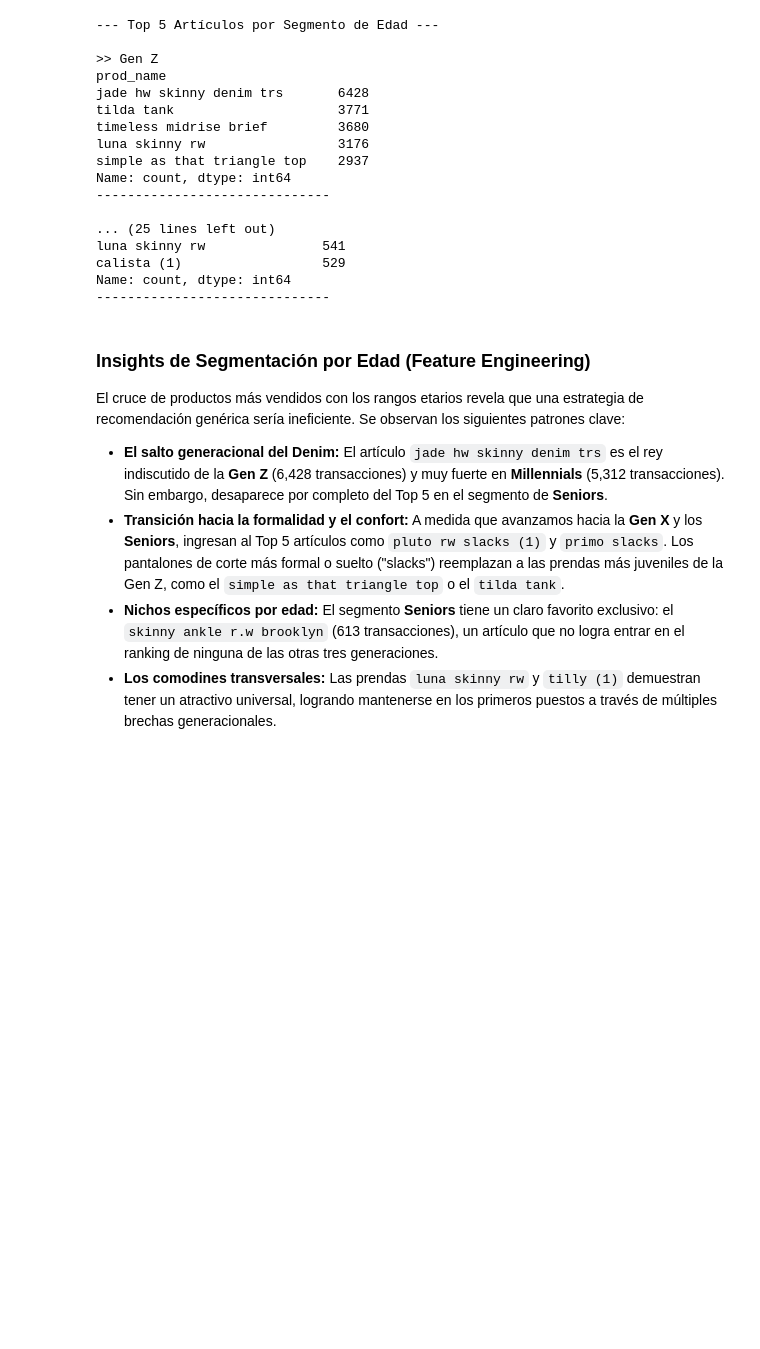
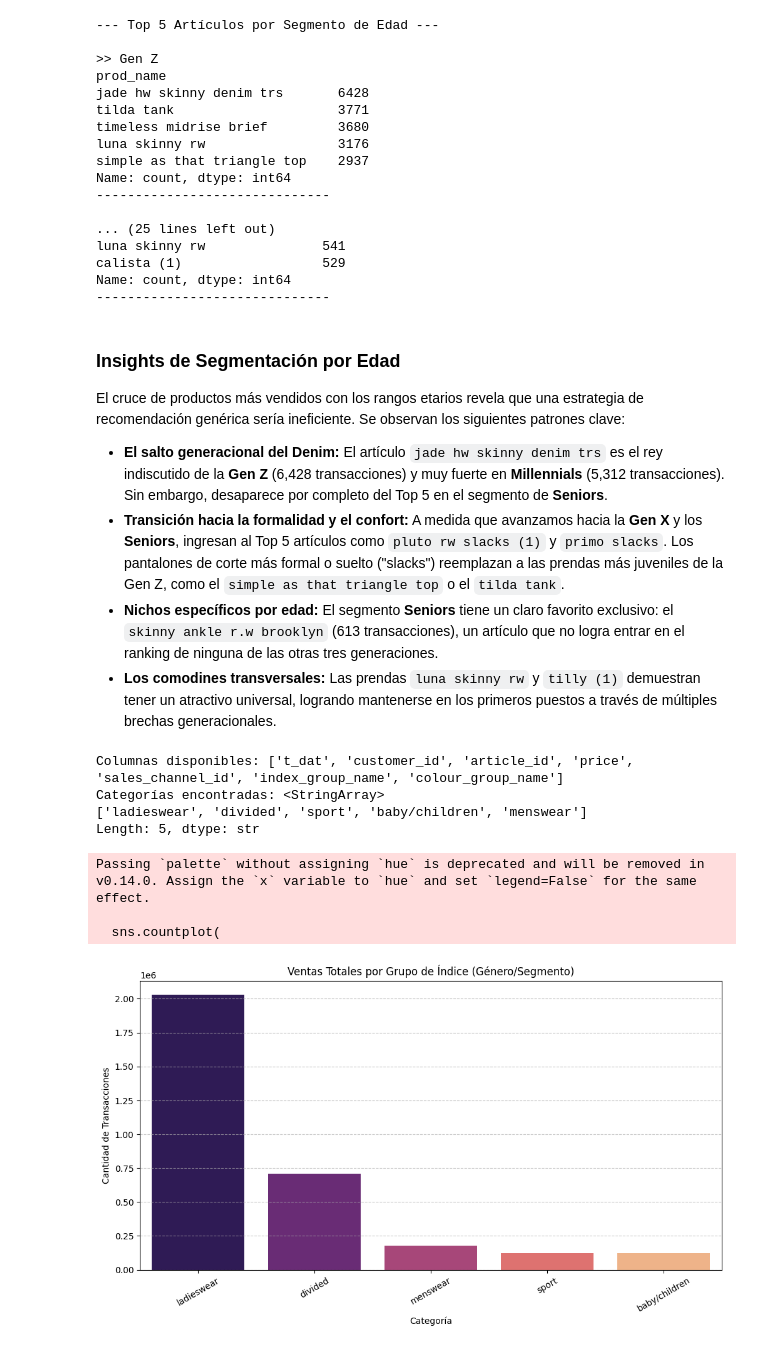
Before and after one commit to samucass07/PF_FashionDataInsights, a Jupyter notebook: notebooks/eda_profundo.ipynb, the cells around one changed output. Cells and saved outputs as stored; diff of their text form; code cells hidden in the pictures; blank space fills up the shorter version.

Commit message:
feat: finalizar EDA profundo con análisis de género, generacional y multivariado

```diff
--- a/notebooks/eda_profundo.ipynb
+++ b/notebooks/eda_profundo.ipynb
@@ -295,7 +304,7 @@ calista (1)                  529
 Name: count, dtype: int64
 ------------------------------
 # %% [markdown]
-### Insights de Segmentación por Edad (Feature Engineering)
+### Insights de Segmentación por Edad
 
 El cruce de productos más vendidos con los rangos etarios revela que una estrategia de recomendación genérica sería ineficiente. Se observan los siguientes patrones clave:
 
@@ -303,3 +312,47 @@ El cruce de productos más vendidos con los rangos etarios revela que una estrat
 * **Transición hacia la formalidad y el confort:** A medida que avanzamos hacia la **Gen X** y los **Seniors**, ingresan al Top 5 artículos como `pluto rw slacks (1)` y `primo slacks`. Los pantalones de corte más formal o suelto ("slacks") reemplazan a las prendas más juveniles de la Gen Z, como el `simple as that triangle top` o el `tilda tank`.
 * **Nichos específicos por edad:** El segmento **Seniors** tiene un claro favorito exclusivo: el `skinny ankle r.w brooklyn` (613 transacciones), un artículo que no logra entrar en el ranking de ninguna de las otras tres generaciones.
 * **Los comodines transversales:** Las prendas `luna skinny rw` y `tilly (1)` demuestran tener un atractivo universal, logrando mantenerse en los primeros puestos a través de múltiples brechas generacionales.
+# %%
+df_trans = transactions
+df_art = articles
+df_cust = customers
+# %%
+# Unimos transacciones con la info de categoría y color de los artículos
+df_merged = df_trans.merge(
+    df_art[['article_id', 'index_group_name', 'colour_group_name']],
+    on='article_id',
+    how='left'
+)
+
+# Verificamos que las columnas existan y vemos los nombres de las categorías
+print("Columnas disponibles:", df_merged.columns.tolist())
+print("Categorías encontradas:", df_merged['index_group_name'].unique())
+# %% [output]
+Columnas disponibles: ['t_dat', 'customer_id', 'article_id', 'price', 'sales_channel_id', 'index_group_name', 'colour_group_name']
+Categorías encontradas: <StringArray>
+['ladieswear', 'divided', 'sport', 'baby/children', 'menswear']
+Length: 5, dtype: str
+# %%
+plt.figure(figsize=(12, 6))
+
+# Ordenamos por volumen de ventas para que el gráfico sea más legible
+orden = df_merged['index_group_name'].value_counts().index
+
+sns.countplot(
+    data=df_merged,
+    x='index_group_name',
+    palette='magma',
+    order=orden
+)
+
+plt.title('Ventas Totales por Grupo de Índice (Género/Segmento)')
+plt.xlabel('Categoría')
+plt.ylabel('Cantidad de Transacciones')
+plt.xticks(rotation=30)
+plt.grid(axis='y', linestyle='--', alpha=0.7)
+plt.show()
+# %% [output]
+Passing `palette` without assigning `hue` is deprecated and will be removed in v0.14.0. Assign the `x` variable to `hue` and set `legend=False` for the same effect.
+
+  sns.countplot(
+[figure, added]
```
Also changed, not shown: parts of 5 cells of this notebook.
